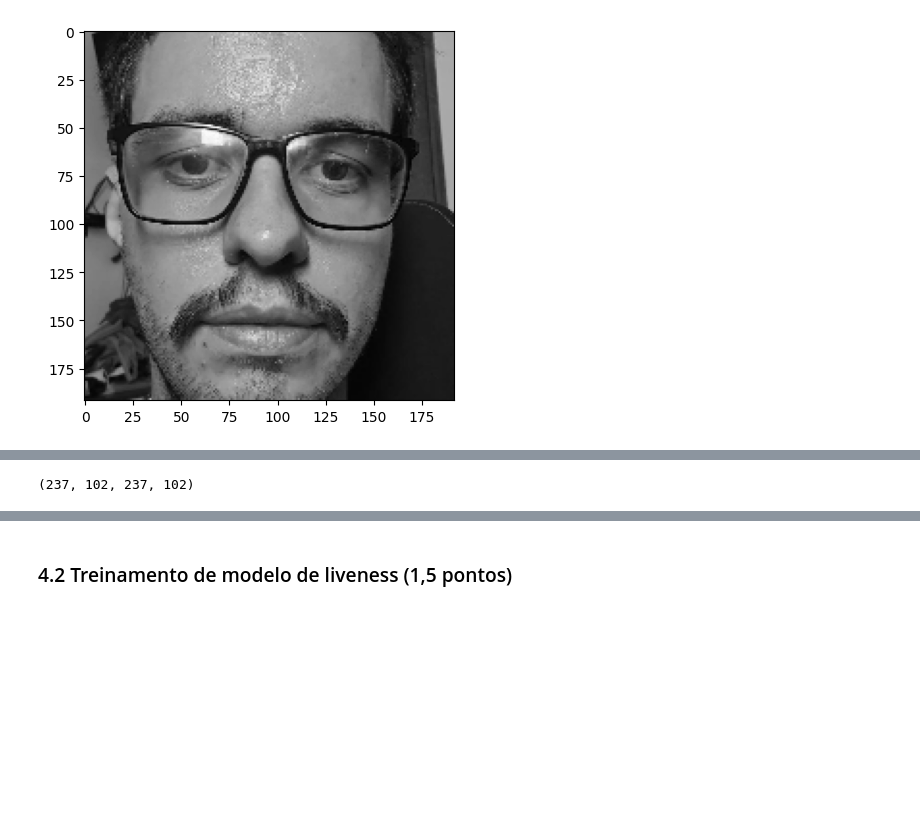
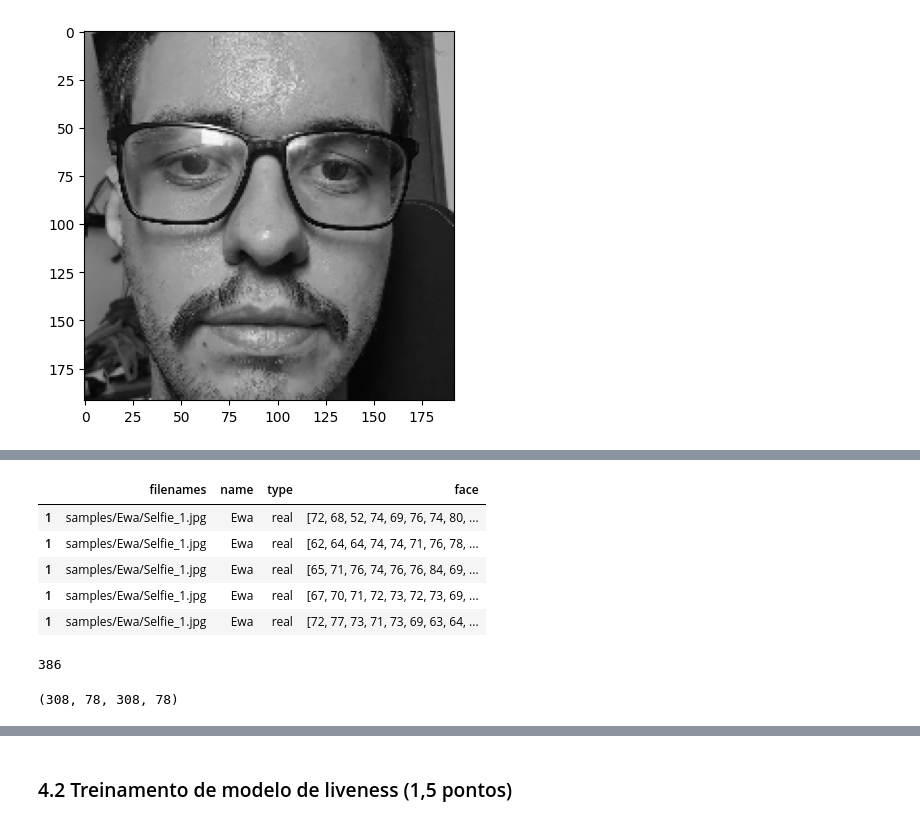
Before and after one commit to MBA-IA-GROUP-A/visao-computacional-detector-liveness, a Jupyter notebook: notebook/deteccao-liveness-notebook.ipynb, the cells around one changed output, grey strips where cells are left out. Drawn from its saved outputs; the diff is of its cells as text; code cells hidden in the pictures; blank space fills up the shorter version.

```diff
--- a/notebook/deteccao-liveness-notebook.ipynb
+++ b/notebook/deteccao-liveness-notebook.ipynb
@@ -172,0 +215,10 @@ See the caveats in the documentation: https://pandas.pydata.org/pandas-docs/stab
+# %%
+# mirror images
+images.loc[:, 'mirror'] = images['face'].apply(lambda x: cv2.flip(x, 1))
+# %% [output]
+|  | filenames | name | type | face |
+| 1 | samples/Ewa/Selfie_1.jpg | Ewa | real | [72, 68, 52, 74, 69, 76, 74, 80, ... |
+| 1 | samples/Ewa/Selfie_1.jpg | Ewa | real | [62, 64, 64, 74, 74, 71, 76, 78, ... |
+| 1 | samples/Ewa/Selfie_1.jpg | Ewa | real | [65, 71, 76, 74, 76, 76, 84, 69, ... |
+| 1 | samples/Ewa/Selfie_1.jpg | Ewa | real | [67, 70, 71, 72, 73, 72, 73, 69, ... |
+| 1 | samples/Ewa/Selfie_1.jpg | Ewa | real | [72, 77, 73, 71, 73, 69, 63, 64, ... |
@@ -173,7 +237,13 @@ See the caveats in the documentation: https://pandas.pydata.org/pandas-docs/stab
+# %%
+# total
+images.__len__()
+# %% [output]
+386
 # %%
-X_train, X_test, y_train, y_test = train_test_split(real_images['face'], real_images['name'], test_size=0.3, random_state=42)
+# split dataset
+X_train, X_test, y_train, y_test = train_test_split(images['face'], images['name'], test_size=0.2, random_state=42)
 len(X_train), len(X_test), len(y_train), len(y_test)
 # %% [output]
-(237, 102, 237, 102)
+(308, 78, 308, 78)
 # %%
 # Convert y to array
```
Also changed, not shown: parts of 18 cells of this notebook, 3 other files.
